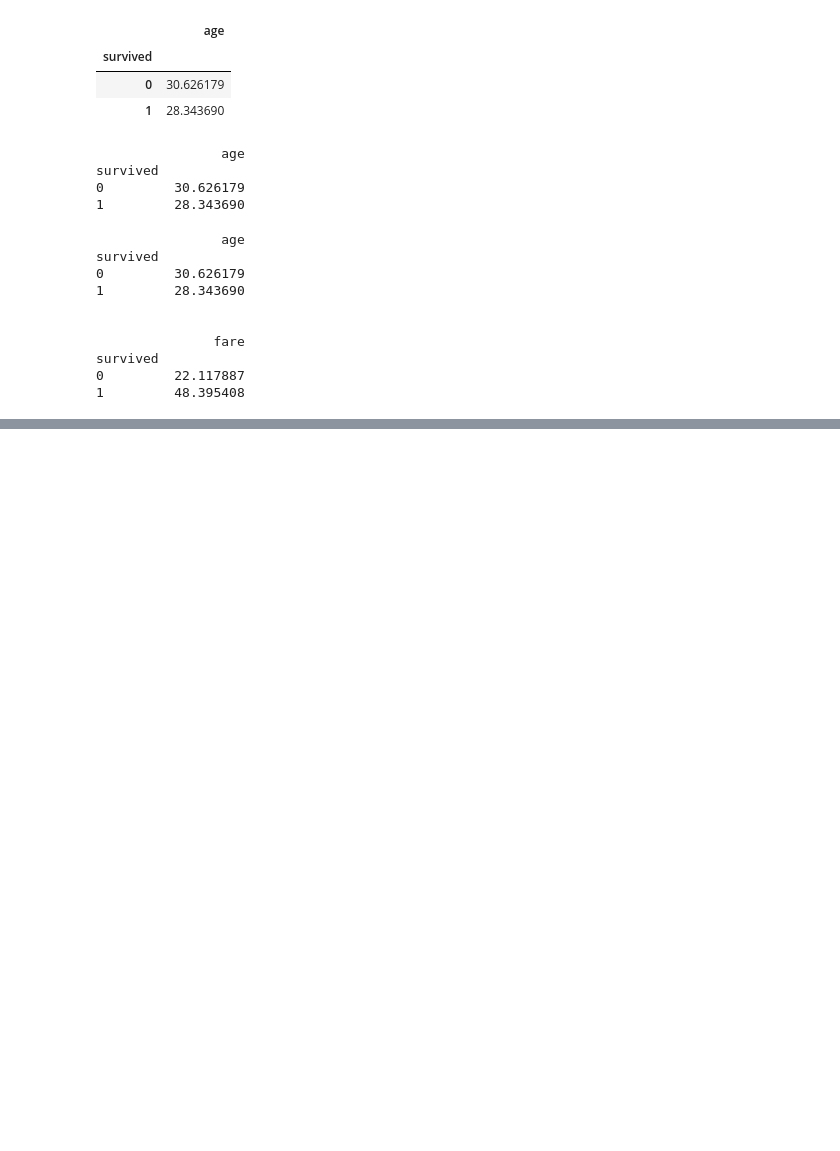
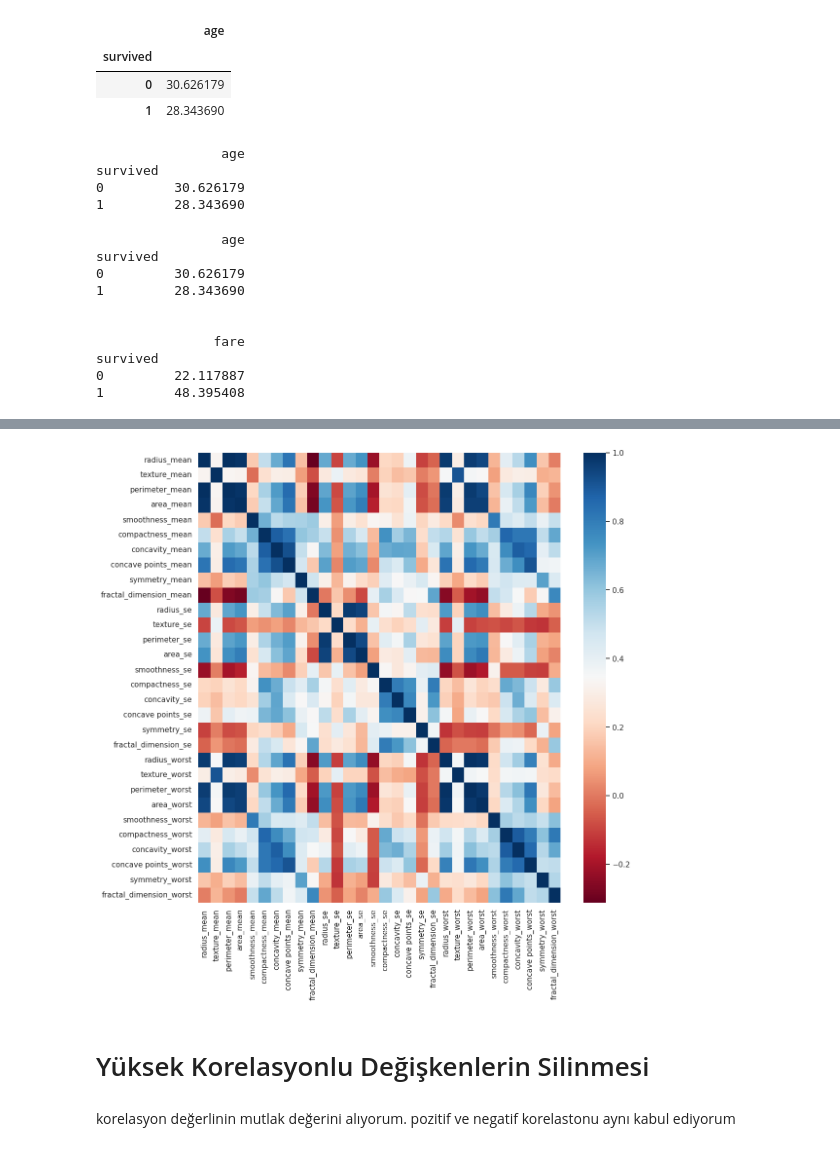
Before and after one commit to omerfarukpala/miuul, a Jupyter notebook: Advence__functional_EDA.ipynb, the cells around one changed output, grey strips where cells are left out. Saved outputs shown, nothing was run; the diff lists cells and outputs as text; code cells hidden in the pictures; blank space fills up the shorter version.

```diff
--- a/Advence__functional_EDA.ipynb
+++ b/Advence__functional_EDA.ipynb
@@ -1069,0 +1083,10 @@ survived
+# %%
+import numpy as np
+import pandas as pd
+import seaborn as sns
+import matplotlib.pyplot as plt
+pd.set_option('display.max_columns', None)
+pd.set_option('display.width', 500)
+df = pd.read_csv("/content/sample_data/breast_cancer.csv")
+df = df.iloc[:, 1:-1]
+df.head()
@@ -1069,0 +1100,3 @@ survived
+# %%
+num_cols = [col for col in df.columns if df[col].dtype in [int, float]]
+num_cols
@@ -1069,0 +1121,3 @@ survived
+# %%
+corr = df[num_cols].corr()
+corr
@@ -1069,0 +1142,10 @@ survived
+# %%
+sns.set(rc = {"figure.figsize" : (12, 12)} )
+sns.heatmap(corr, cmap="RdBu")
+plt.show()
+# %% [output]
+[figure, added]
+# %% [markdown]
+# Yüksek Korelasyonlu Değişkenlerin Silinmesi
+# %% [markdown]
+korelasyon değerlinin mutlak değerini alıyorum. pozitif ve negatif korelastonu aynı kabul ediyorum
```
Also changed, not shown: parts of 17 cells of this notebook.
